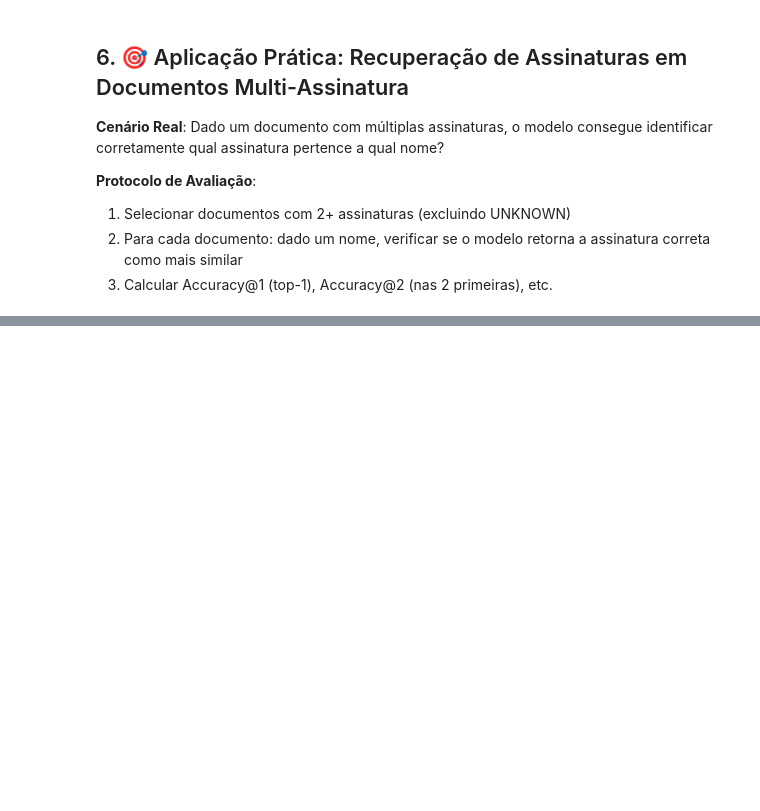
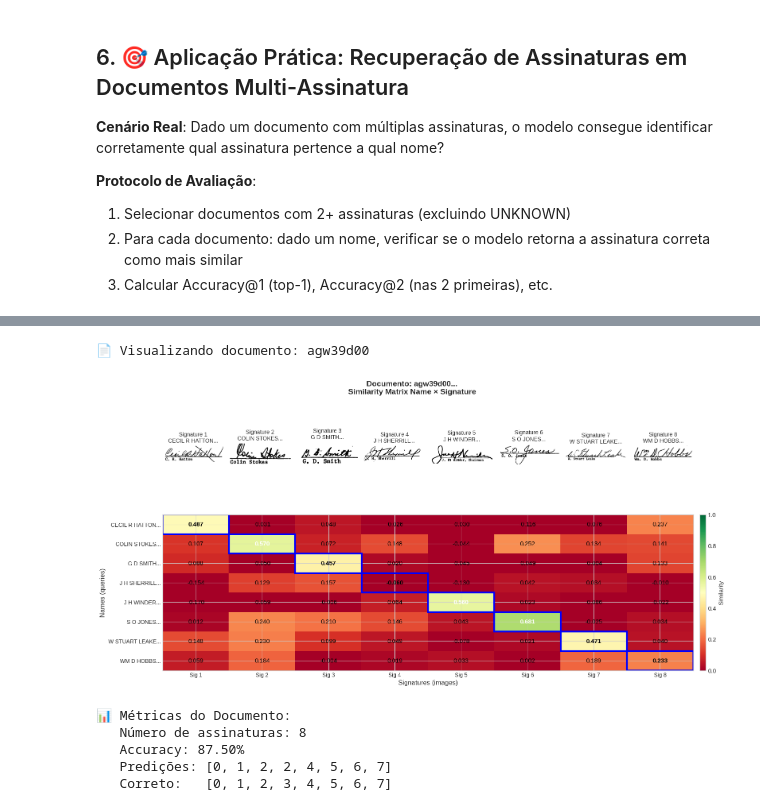
Before and after one commit to luflopes/SignAlign, a Jupyter notebook: notebooks/analysis.ipynb, the cells around one changed output, grey strips where cells are left out. Cells and saved outputs as stored; diff of their text form; code cells hidden in the pictures; blank space fills up the shorter version.

```diff
--- a/notebooks/analysis.ipynb
+++ b/notebooks/analysis.ipynb
@@ -1309,7 +1283,7 @@ df_experiments[[
 # %%
 # Selecionar experimento para análise (modifique conforme necessário)
 # Opções: "baseline_tinyclip", "clip_base_vit_b32", "siglip_sigmoid_loss", ou None para auto-selecionar
-SELECTED_EXPERIMENT = "baseline_tinyclip"
+SELECTED_EXPERIMENT = "clip_vit_b32_combined_tw05"
 
 predictor = None
 if not df_experiments.empty:
@@ -2276,19 +2342,23 @@ def visualize_document_retrieval(doc_name, documents, predictor, images_base_pat
     processor = predictor.processor
     device = predictor.device
 
-    # Carregar imagens e nomes
+    # Carregar imagens e nomes COM O MESMO PRÉ-PROCESSAMENTO DO TREINAMENTO
     images = []
+    images_processed = []  # Para o modelo
     names = []
     for sig in signatures:
         img_path = images_base_path / sig['image_path']
-        images.append(Image.open(img_path).convert("RGB"))
+        img_raw = Image.open(img_path).convert("RGB")  # Para visualização
+        img_processed = paste_center_on_canvas(Image.open(img_path), canvas_size=224)  # Para o modelo
+        images.append(img_raw)
+        images_processed.append(img_processed)
         names.append(sig['name'])
 
     # Obter embeddings
     model.model.eval()
     with torch.no_grad():
-        # Imagens
-        image_inputs = processor(images=images, return_tensors="pt", padding=True)
+        # Imagens (usar as processadas com canvas!)
+        image_inputs = processor(images=images_processed, return_tensors="pt", padding=True)
         image_inputs = {k: v.to(device) for k, v in image_inputs.items() if k == 'pixel_values'}
         image_embeds = model.get_image_features(**image_inputs)
         image_embeds = F.normalize(image_embeds, dim=-1)
@@ -2312,7 +2382,7 @@ def visualize_document_retrieval(doc_name, documents, predictor, images_base_pat
     for i, (img, name) in enumerate(zip(images, names)):
         ax = fig.add_subplot(gs[0, i])
         ax.imshow(img)
-        ax.set_title(f"Assinatura {i+1}\n{name[:20]}...", fontsize=10)
+        ax.set_title(f"Signature {i+1}\n{name[:20]}...", fontsize=10)
         ax.axis('off')
 
     # Matriz de similaridade
@@ -2324,8 +2394,8 @@ def visualize_document_retrieval(doc_name, documents, predictor, images_base_pat
     ax_matrix.set_xticklabels([f"Sig {i+1}" for i in range(n_sigs)], fontsize=10)
     ax_matrix.set_yticks(range(n_sigs))
     ax_matrix.set_yticklabels([f"{n[:15]}..." for n in names], fontsize=10)
-    ax_matrix.set_xlabel("Assinaturas (Imagens)", fontsize=12)
-    ax_matrix.set_ylabel("Nomes (Queries)", fontsize=12)
+    ax_matrix.set_xlabel("Signatures (images)", fontsize=12)
+    ax_matrix.set_ylabel("Names (queries)", fontsize=12)
 
     # Valores na matriz
     for i in range(n_sigs):
@@ -2340,35 +2410,43 @@ def visualize_document_retrieval(doc_name, documents, predictor, images_base_pat
         rect = plt.Rectangle((i-0.5, i-0.5), 1, 1, fill=False, edgecolor='blue', linewidth=3)
         ax_matrix.add_patch(rect)
 
     # Colorbar
     ax_cb = fig.add_subplot(gs[1, -1])
-    plt.colorbar(im, cax=ax_cb, label='Similaridade')
+    plt.colorbar(im, cax=ax_cb, label='Similarity')
 
-    plt.suptitle(f"Documento: {doc_name[:50]}...\nMatriz de Similaridade Nome × Assinatura",
+    plt.suptitle(f"Documento: {doc_name[:50]}...\nSimilarity Matrix Name × Signature",
                 fontsize=14, fontweight='bold')
     plt.tight_layout()
     plt.savefig('document_retrieval_example.png', dpi=150, bbox_inches='tight')
     plt.show()
 
     # Calcular accuracy para este documento
     predictions = np.argmax(sim_matrix, axis=1)
     correct = np.arange(n_sigs)
     accuracy = (predictions == correct).mean()
 
     print(f"\n📊 Métricas do Documento:")
     print(f"   Número de assinaturas: {n_sigs}")
     print(f"   Accuracy: {accuracy:.2%}")
     print(f"   Predições: {predictions.tolist()}")
     print(f"   Correto:   {correct.tolist()}")
 
 # Selecionar um documento com pelo menos 3 assinaturas para visualização interessante
 docs_with_3plus = {k: v for k, v in multi_sig_docs.items() if len(v) >= 3}
 if docs_with_3plus:
     sample_doc = list(docs_with_3plus.keys())[0]
     print(f"\n📄 Visualizando documento: {sample_doc}")
     visualize_document_retrieval(sample_doc, multi_sig_docs, best_predictor, images_base_path)
 else:
     print("Nenhum documento com 3+ assinaturas encontrado")
+# %% [output]
+📄 Visualizando documento: agw39d00
+[figure, added]
+📊 Métricas do Documento:
+   Número de assinaturas: 8
+   Accuracy: 87.50%
+   Predições: [0, 1, 2, 2, 4, 5, 6, 7]
+   Correto:   [0, 1, 2, 3, 4, 5, 6, 7]
 # %%
 # Resumo Final para o Artigo
 print("=" * 80)
```
Also changed, not shown: parts of 12 cells of this notebook.
